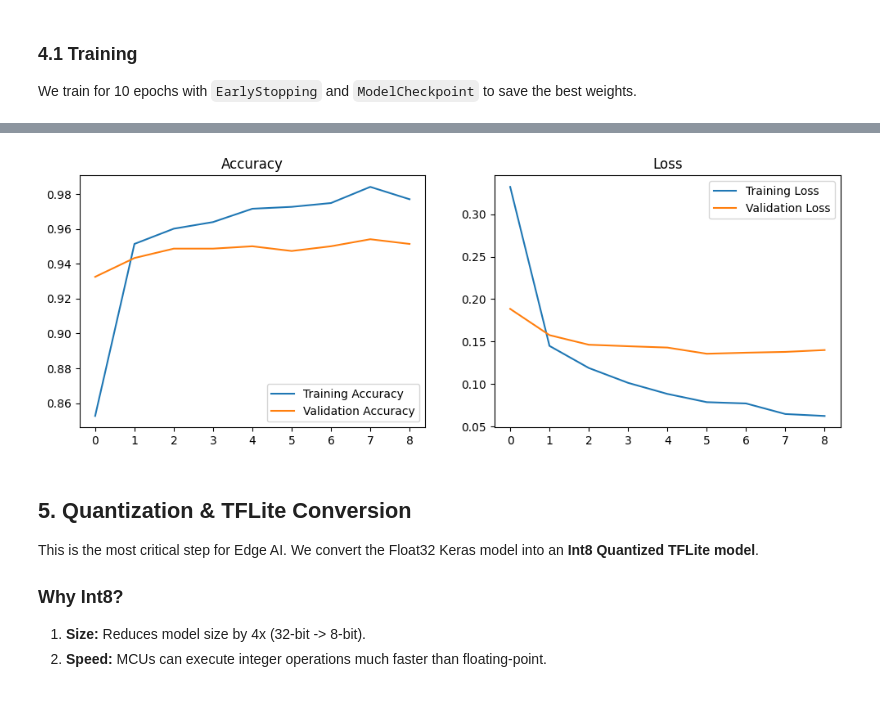
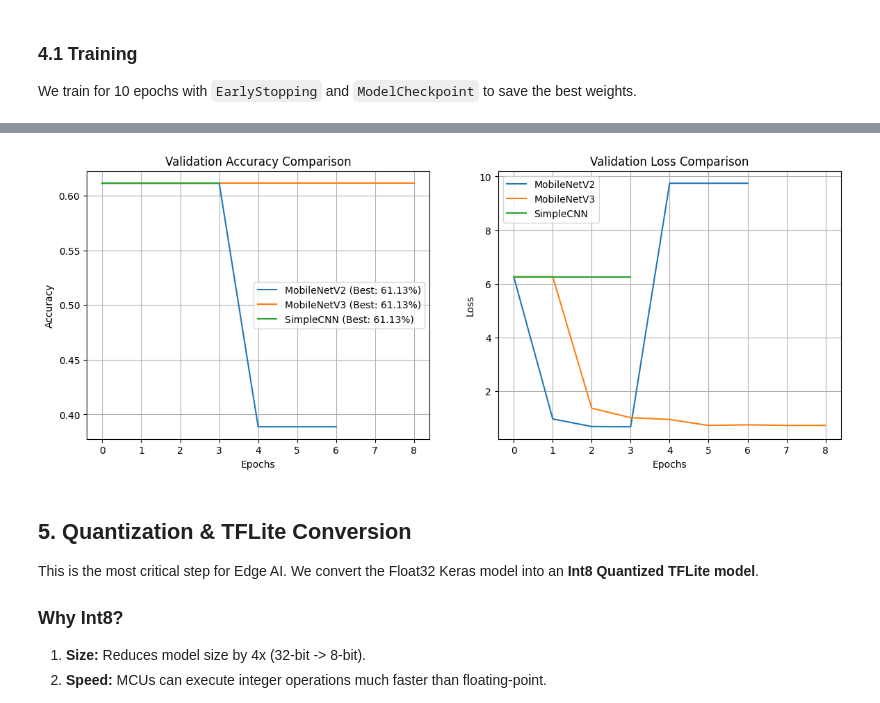
Before and after one commit to RockDeng110/Visual-Wake-Words-Project, a Jupyter notebook: vww_complete_project.ipynb, the cells around one changed output, grey strips where cells are left out. Drawn from its saved outputs; the diff is of its cells as text; code cells hidden in the pictures.

Commit message:
trained 3 models

```diff
--- a/vww_complete_project.ipynb
+++ b/vww_complete_project.ipynb
@@ -375,0 +341,13 @@ Model: "sequential_7"
+# %%
+# Define the dictionary of models to train
+# We use the functions defined in the previous cell
+models_to_train = {
+    "MobileNetV2": create_mobilenet_v2(),
+    "MobileNetV3": create_mobilenet_v3(),
+    "SimpleCNN": create_simple_cnn()
+}
+
+# Compile all models
+for name, model in models_to_train.items():
+    model.compile(optimizer='adam', loss='binary_crossentropy', metrics=['accuracy'])
+    print(f"✅ {name} compiled.")
@@ -378,37 +360,60 @@ Model: "sequential_7"
 We train for 10 epochs with `EarlyStopping` and `ModelCheckpoint` to save the best weights.
 # %%
 EPOCHS = 10
-callbacks = [
-    tf.keras.callbacks.ModelCheckpoint('best_model.keras', save_best_only=True, monitor='val_accuracy'),
-    tf.keras.callbacks.EarlyStopping(monitor='val_loss', patience=3)
-]
+histories = {}
 
-print("Starting Training...")
-history = model.fit(
-    train_ds,
-    validation_data=val_ds,
-    epochs=EPOCHS,
-    callbacks=callbacks
-)
+print(f"Starting comparison training for {len(models_to_train)} models...")
 
-# Plot Results
-acc = history.history['accuracy']
-val_acc = history.history['val_accuracy']
-loss = history.history['loss']
-val_loss = history.history['val_loss']
-epochs_range = range(len(acc))
+for name, model in models_to_train.items():
+    print(f"\n{'='*20} Training {name} {'='*20}")
 
-plt.figure(figsize=(12, 4))
+    # Callbacks (Unique filename for each model)
+    checkpoint_path = f'best_model_{name}.keras'
+    callbacks = [
+        tf.keras.callbacks.ModelCheckpoint(checkpoint_path, save_best_only=True, monitor='val_accuracy'),
+        tf.keras.callbacks.EarlyStopping(monitor='val_loss', patience=3, restore_best_weights=True)
+    ]
+
+    start_time = time.time()
+    history = model.fit(
+        train_ds,
+        validation_data=val_ds,
+        epochs=EPOCHS,
+        callbacks=callbacks,
+        verbose=1
+    )
+    duration = time.time() - start_time
+
+    # Store results
+    histories[name] = {
+        'history': history.history,
+        'duration': duration,
+        'best_val_acc': max(history.history['val_accuracy']),
+        'model_path': checkpoint_path
+    }
+
+# --- Visualization of Comparison ---
+plt.figure(figsize=(14, 5))
+
+# Accuracy Plot
 plt.subplot(1, 2, 1)
-plt.plot(epochs_range, acc, label='Training Accuracy')
-plt.plot(epochs_range, val_acc, label='Validation Accuracy')
-plt.legend(loc='lower right')
-plt.title('Accuracy')
+for name, data in histories.items():
+    plt.plot(data['history']['val_accuracy'], label=f"{name} (Best: {data['best_val_acc']:.2%})")
+plt.title('Validation Accuracy Comparison')
+plt.xlabel('Epochs')
+plt.ylabel('Accuracy')
+plt.legend()
+plt.grid(True)
 
+# Loss Plot
 plt.subplot(1, 2, 2)
-plt.plot(epochs_range, loss, label='Training Loss')
-plt.plot(epochs_range, val_loss, label='Validation Loss')
-plt.legend(loc='upper right')
-plt.title('Loss')
+for name, data in histories.items():
+    plt.plot(data['history']['val_loss'], label=name)
+plt.title('Validation Loss Comparison')
+plt.xlabel('Epochs')
+plt.ylabel('Loss')
+plt.legend()
+plt.grid(True)
+
 plt.show()
 # %% [output]
@@ -432,4 +437,4 @@ Epoch 9/10
-[figure, old version]
+[figure, new version]
 # %% [markdown]
 ## 5. Quantization & TFLite Conversion
 This is the most critical step for Edge AI. We convert the Float32 Keras model into an **Int8 Quantized TFLite model**.
```
Also changed, not shown: parts of 9 cells of this notebook.
